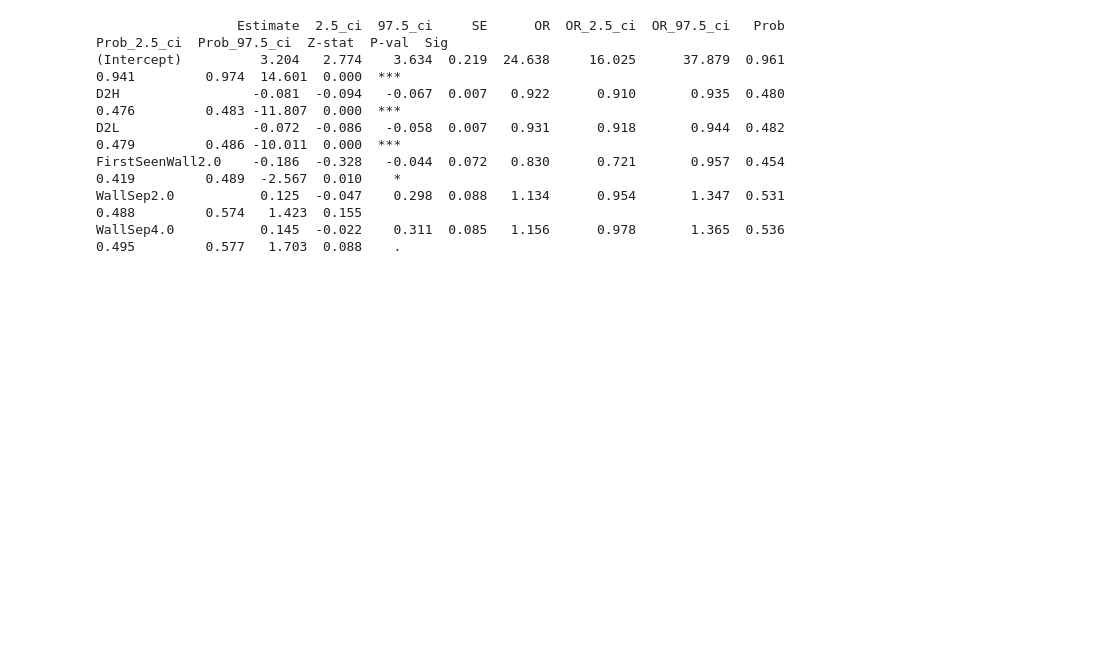
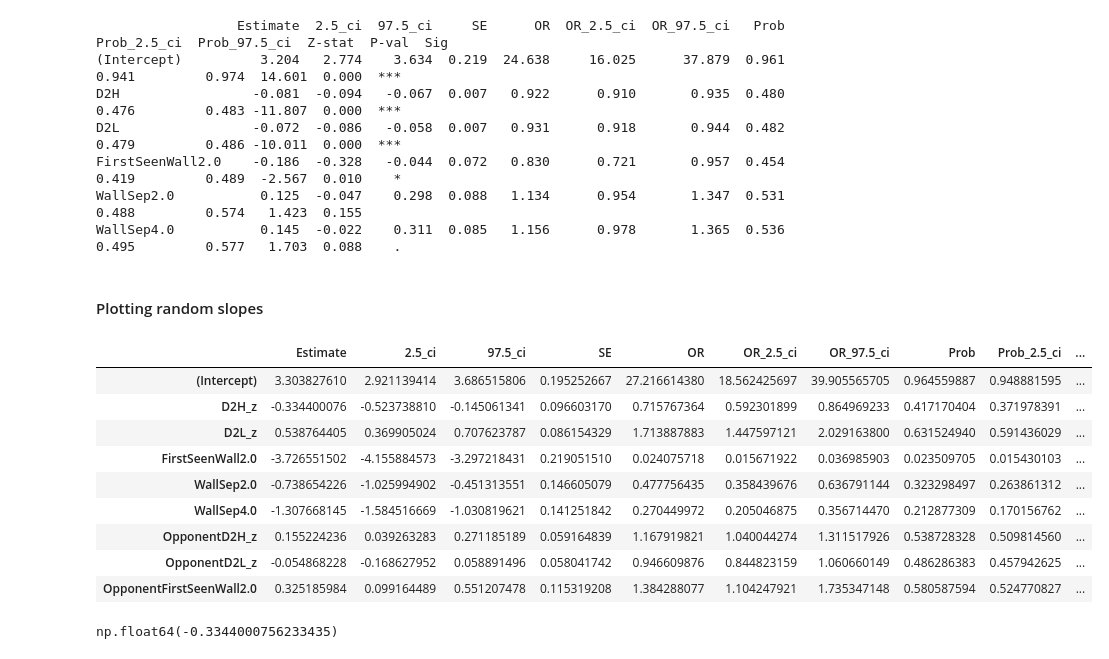
Before and after one commit to tomhagley6/octagon_analysis, a Jupyter notebook: sandbox/GLM_sandbox3.ipynb, the cells around one changed output. Drawn from its saved outputs; the diff is of its cells as text; code cells hidden in the pictures; blank space fills up the shorter version.

```diff
--- a/sandbox/GLM_sandbox3.ipynb
+++ b/sandbox/GLM_sandbox3.ipynb
@@ -761,3 +753,22 @@ D2L                 -0.072  -0.086   -0.058  0.007   0.931      0.918       0.94
 FirstSeenWall2.0    -0.186  -0.328   -0.044  0.072   0.830      0.721       0.957  0.454        0.419         0.489  -2.567  0.010    *
 WallSep2.0           0.125  -0.047    0.298  0.088   1.134      0.954       1.347  0.531        0.488         0.574   1.423  0.155
 WallSep4.0           0.145  -0.022    0.311  0.085   1.156      0.978       1.365  0.536        0.495         0.577   1.703  0.088    .
+# %% [markdown]
+#### Plotting random slopes
+# %%
+model.coefs
+# %% [output]
+|  | Estimate | 2.5_ci | 97.5_ci | SE | OR | OR_2.5_ci | OR_97.5_ci | Prob | Prob_2.5_ci | ... |
+| (Intercept) | 3.303827610 | 2.921139414 | 3.686515806 | 0.195252667 | 27.216614380 | 18.562425697 | 39.905565705 | 0.964559887 | 0.948881595 | ... |
+| D2H_z | -0.334400076 | -0.523738810 | -0.145061341 | 0.096603170 | 0.715767364 | 0.592301899 | 0.864969233 | 0.417170404 | 0.371978391 | ... |
+| D2L_z | 0.538764405 | 0.369905024 | 0.707623787 | 0.086154329 | 1.713887883 | 1.447597121 | 2.029163800 | 0.631524940 | 0.591436029 | ... |
+| FirstSeenWall2.0 | -3.726551502 | -4.155884573 | -3.297218431 | 0.219051510 | 0.024075718 | 0.015671922 | 0.036985903 | 0.023509705 | 0.015430103 | ... |
+| WallSep2.0 | -0.738654226 | -1.025994902 | -0.451313551 | 0.146605079 | 0.477756435 | 0.358439676 | 0.636791144 | 0.323298497 | 0.263861312 | ... |
+| WallSep4.0 | -1.307668145 | -1.584516669 | -1.030819621 | 0.141251842 | 0.270449972 | 0.205046875 | 0.356714470 | 0.212877309 | 0.170156762 | ... |
+| OpponentD2H_z | 0.155224236 | 0.039263283 | 0.271185189 | 0.059164839 | 1.167919821 | 1.040044274 | 1.311517926 | 0.538728328 | 0.509814560 | ... |
+| OpponentD2L_z | -0.054868228 | -0.168627952 | 0.058891496 | 0.058041742 | 0.946609876 | 0.844823159 | 1.060660149 | 0.486286383 | 0.457942625 | ... |
+| OpponentFirstSeenWall2.0 | 0.325185984 | 0.099164489 | 0.551207478 | 0.115319208 | 1.384288077 | 1.104247921 | 1.735347148 | 0.580587594 | 0.524770827 | ... |
+# %%
+model.coefs.loc['D2H_z', 'Estimate']
+# %% [output]
+np.float64(-0.3344000756233435)
```
Also changed, not shown: parts of 16 cells of this notebook, 1 other file.
